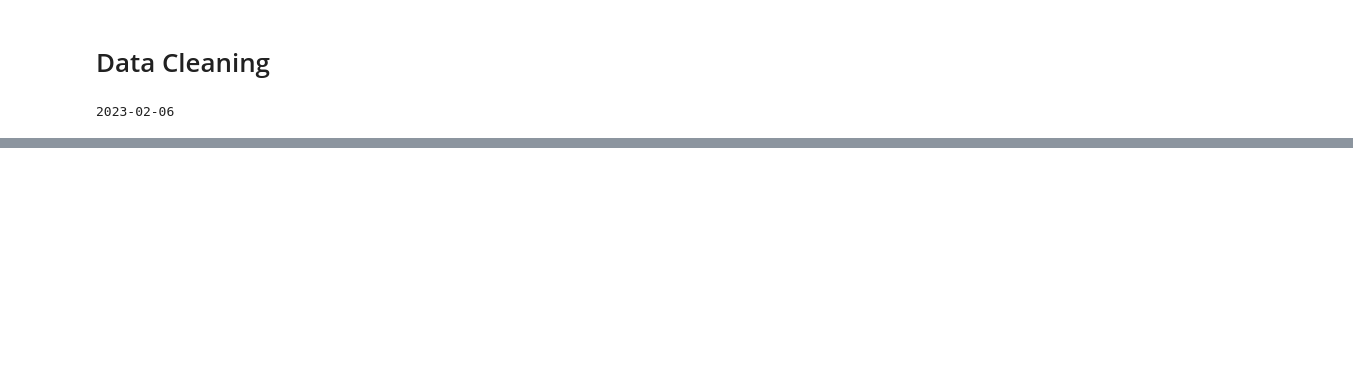
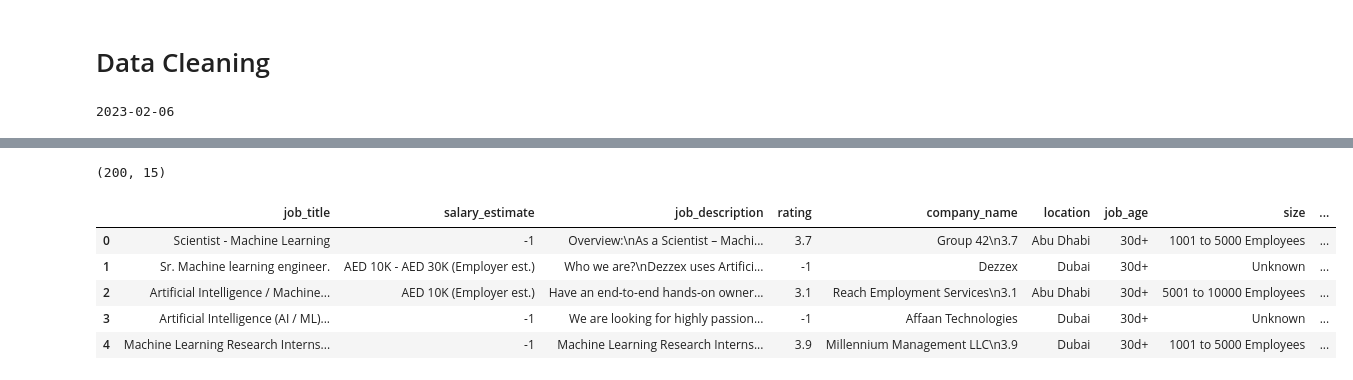
Before and after one commit to maslenkovas/ds_jobs_project, a Jupyter notebook: ds_salary.ipynb, the cells around one changed output, grey strips where cells are left out. Cells and saved outputs as stored; diff of their text form; code cells hidden in the pictures; blank space fills up the shorter version.

```diff
--- a/ds_salary.ipynb
+++ b/ds_salary.ipynb
@@ -44,3 +46,21 @@ ds_jobs_df.head()
 | 2 | Data Analyst/ Data Scientist (UAE... | -1 | Develop a well-designed system of... | -1 | جامعة حمدان بن محمد الذكية | Dubai | 7d | -1 | ... |
 | 3 | Data Analyst / Data Scientist (Re... | -1 | nybl is looking for our next gene... | -1 | nybl | Dubai | 30d+ | -1 | ... |
 | 4 | SENIOR DATA SCIENTIST - Dubai, UAE | -1 | Employment type: Full-time & Perm... | 5.0 | Cobblestone\n5.0 | Dubai | 10d | 1 to 50 Employees | ... |
+# %%
+with open('/Users/svetlanamaslenkova/Documents/DS_project/ml_jobs_scraped.pkl', 'rb') as handle:
+    ml_jobs_df = pickle.load(handle)
+# add the column with the date of datascrapping
+ml_jobs_df['date_scrapped'] = d
+# make the columns names convinient to use
+ml_jobs_df.columns = ml_jobs_df.columns.str.lower()
+ml_jobs_df.columns = ['_'.join(col.split()) for col in ml_jobs_df.columns.to_list()]
+print(ml_jobs_df.shape)
+ml_jobs_df.head()
+# %% [output]
+(200, 15)
+|  | job_title | salary_estimate | job_description | rating | company_name | location | job_age | size | ... |
+| 0 | Scientist - Machine Learning | -1 | Overview:\nAs a Scientist – Machi... | 3.7 | Group 42\n3.7 | Abu Dhabi | 30d+ | 1001 to 5000 Employees | ... |
+| 1 | Sr. Machine learning engineer. | AED 10K - AED 30K (Employer est.) | Who we are?\nDezzex uses Artifici... | -1 | Dezzex | Dubai | 30d+ | Unknown | ... |
+| 2 | Artificial Intelligence / Machine... | AED 10K (Employer est.) | Have an end-to-end hands-on owner... | 3.1 | Reach Employment Services\n3.1 | Abu Dhabi | 30d+ | 5001 to 10000 Employees | ... |
+| 3 | Artificial Intelligence (AI / ML)... | -1 | We are looking for highly passion... | -1 | Affaan Technologies | Dubai | 30d+ | Unknown | ... |
+| 4 | Machine Learning Research Interns... | -1 | Machine Learning Research Interns... | 3.9 | Millennium Management LLC\n3.9 | Dubai | 30d+ | 1001 to 5000 Employees | ... |
```
Also changed, not shown: parts of 26 cells of this notebook, 6 other files.
